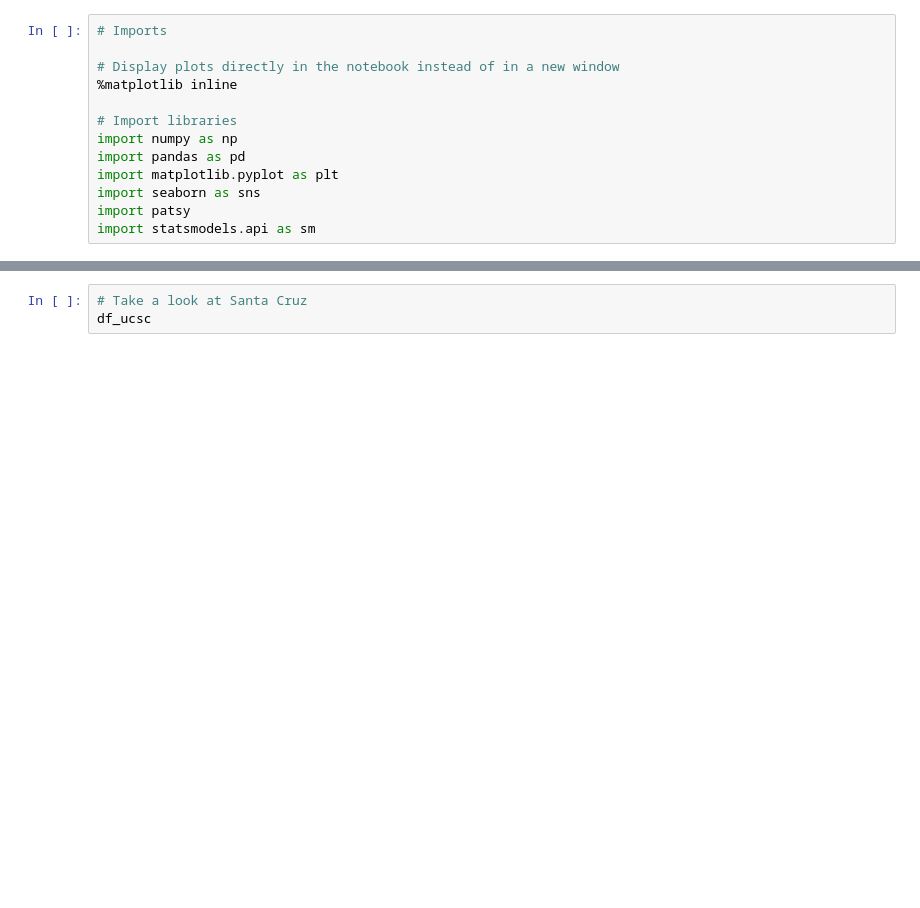
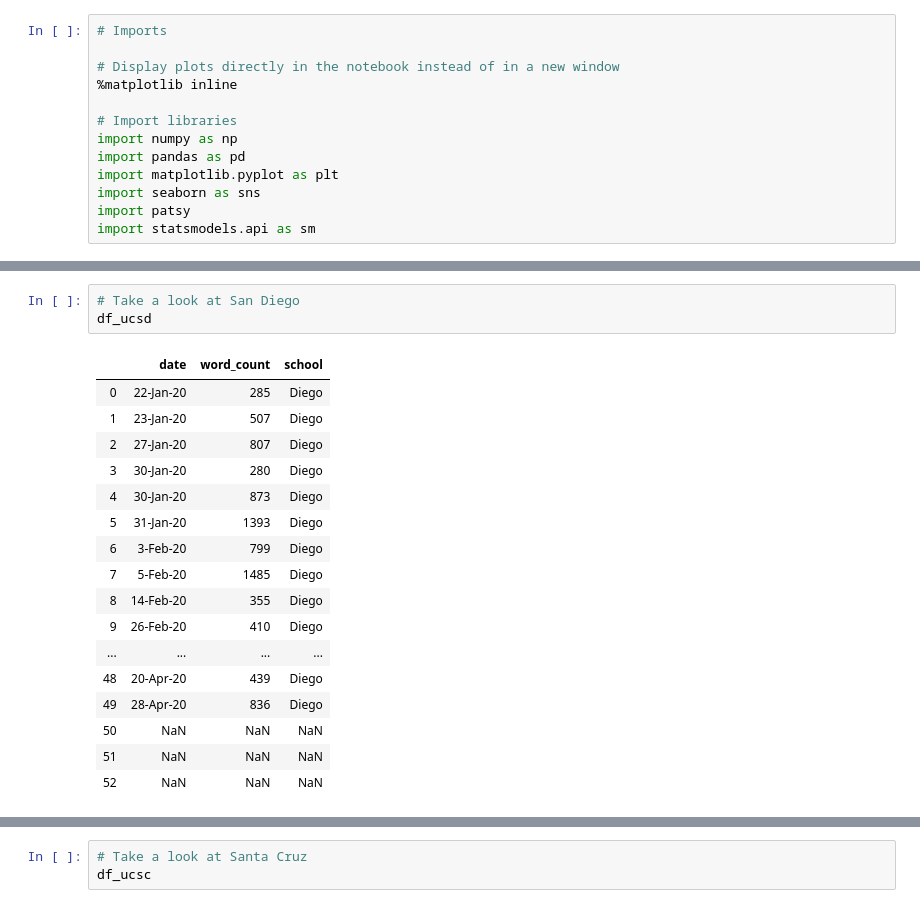
Before and after one commit to hasetia/Data-Science-Sentiment-Analysis-, a Jupyter notebook: Final Report.ipynb, the cells around one changed output, grey strips where cells are left out. Cells and saved outputs as stored; diff of their text form; blank space fills up the shorter version.

```diff
--- a/Final Report.ipynb
+++ b/Final Report.ipynb
@@ -21,0 +150,21 @@ df_ucd = pd.read_csv('Datasets/UC_Davis.csv', dtype={'date': 'str', 'word_count'
+# %%
+# Take a look at San Diego
+df_ucsd
+# %% [output]
+|  | date | word_count | school |
+| 0 | 22-Jan-20 | 285 | Diego |
+| 1 | 23-Jan-20 | 507 | Diego |
+| 2 | 27-Jan-20 | 807 | Diego |
+| 3 | 30-Jan-20 | 280 | Diego |
+| 4 | 30-Jan-20 | 873 | Diego |
+| 5 | 31-Jan-20 | 1393 | Diego |
+| 6 | 3-Feb-20 | 799 | Diego |
+| 7 | 5-Feb-20 | 1485 | Diego |
+| 8 | 14-Feb-20 | 355 | Diego |
+| 9 | 26-Feb-20 | 410 | Diego |
+| ... | ... | ... | ... |
+| 48 | 20-Apr-20 | 439 | Diego |
+| 49 | 28-Apr-20 | 836 | Diego |
+| 50 | NaN | NaN | NaN |
+| 51 | NaN | NaN | NaN |
+| 52 | NaN | NaN | NaN |
```
Also changed, not shown: parts of 17 cells of this notebook.
